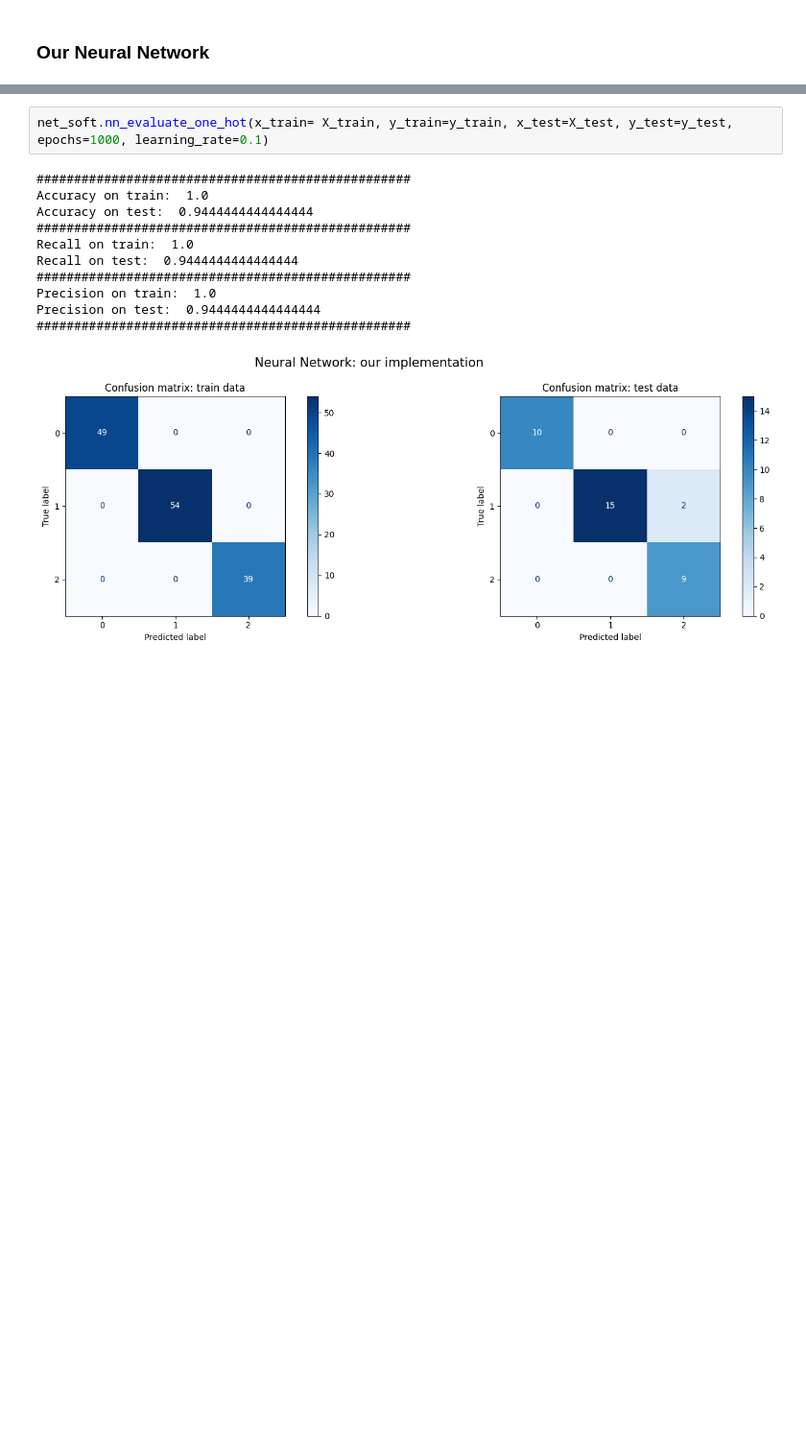
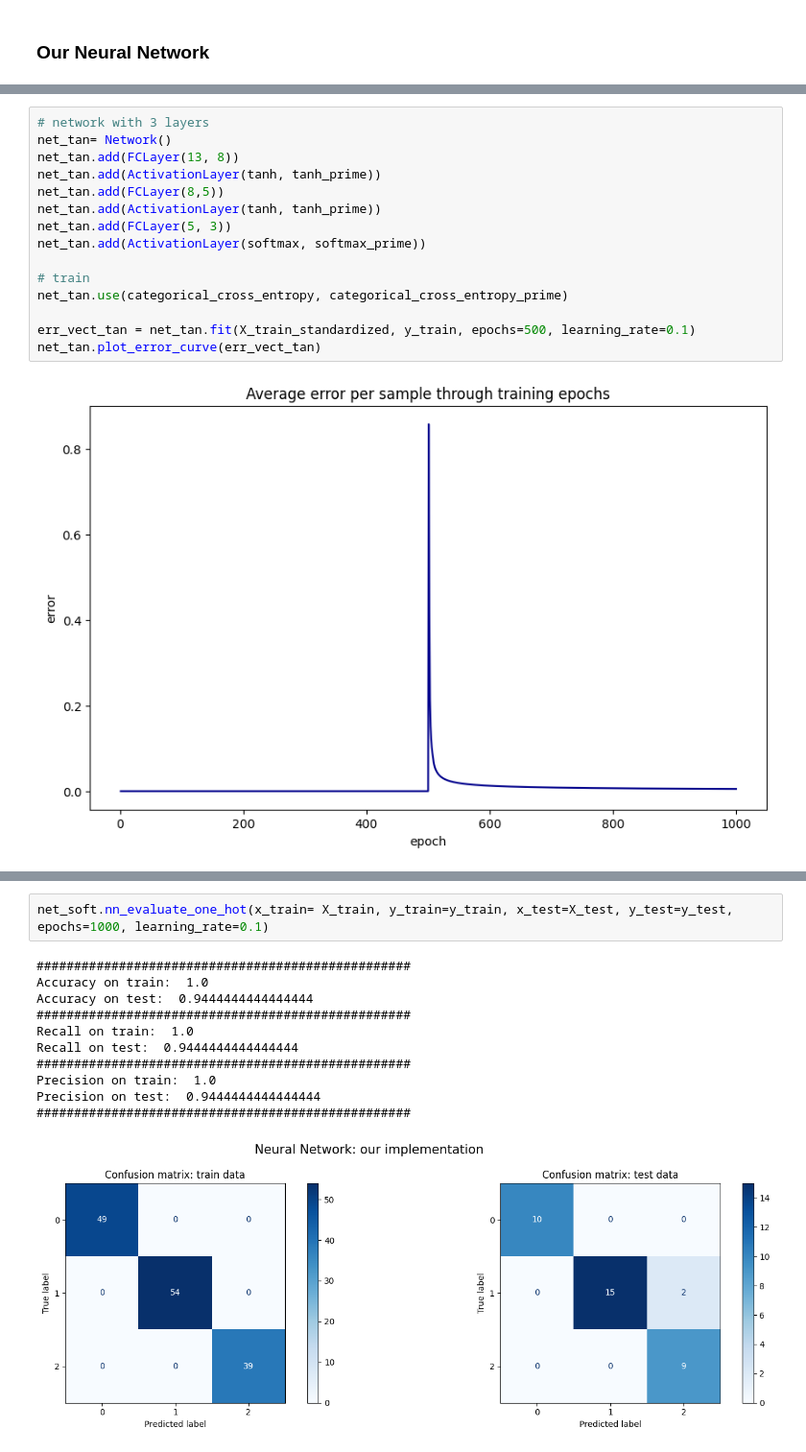
Before and after one commit to nadiaverdha/MachineLearningEx2, a Jupyter notebook: Ex2_wine.ipynb, the cells around one changed output, grey strips where cells are left out. Shown: that part at 96% size. Drawn from its saved outputs; the diff is of its cells as text; blank space fills up the shorter version.

```diff
--- a/Ex2_wine.ipynb
+++ b/Ex2_wine.ipynb
@@ -119,0 +107,17 @@ from neuralnetwork import sigmoid,sigmoid_prime,tanh,tanh_prime,categorical_cros
+# %%
+# network with 3 layers
+net_tan= Network()
+net_tan.add(FCLayer(13, 8))
+net_tan.add(ActivationLayer(tanh, tanh_prime))
+net_tan.add(FCLayer(8,5))
+net_tan.add(ActivationLayer(tanh, tanh_prime))
+net_tan.add(FCLayer(5, 3))
+net_tan.add(ActivationLayer(softmax, softmax_prime))
+
+# train
+net_tan.use(categorical_cross_entropy, categorical_cross_entropy_prime)
+
+err_vect_tan = net_tan.fit(X_train_standardized, y_train, epochs=500, learning_rate=0.1)
+net_tan.plot_error_curve(err_vect_tan)
+# %% [output]
+[figure, added]
```
Also changed, not shown: parts of 21 cells of this notebook.
